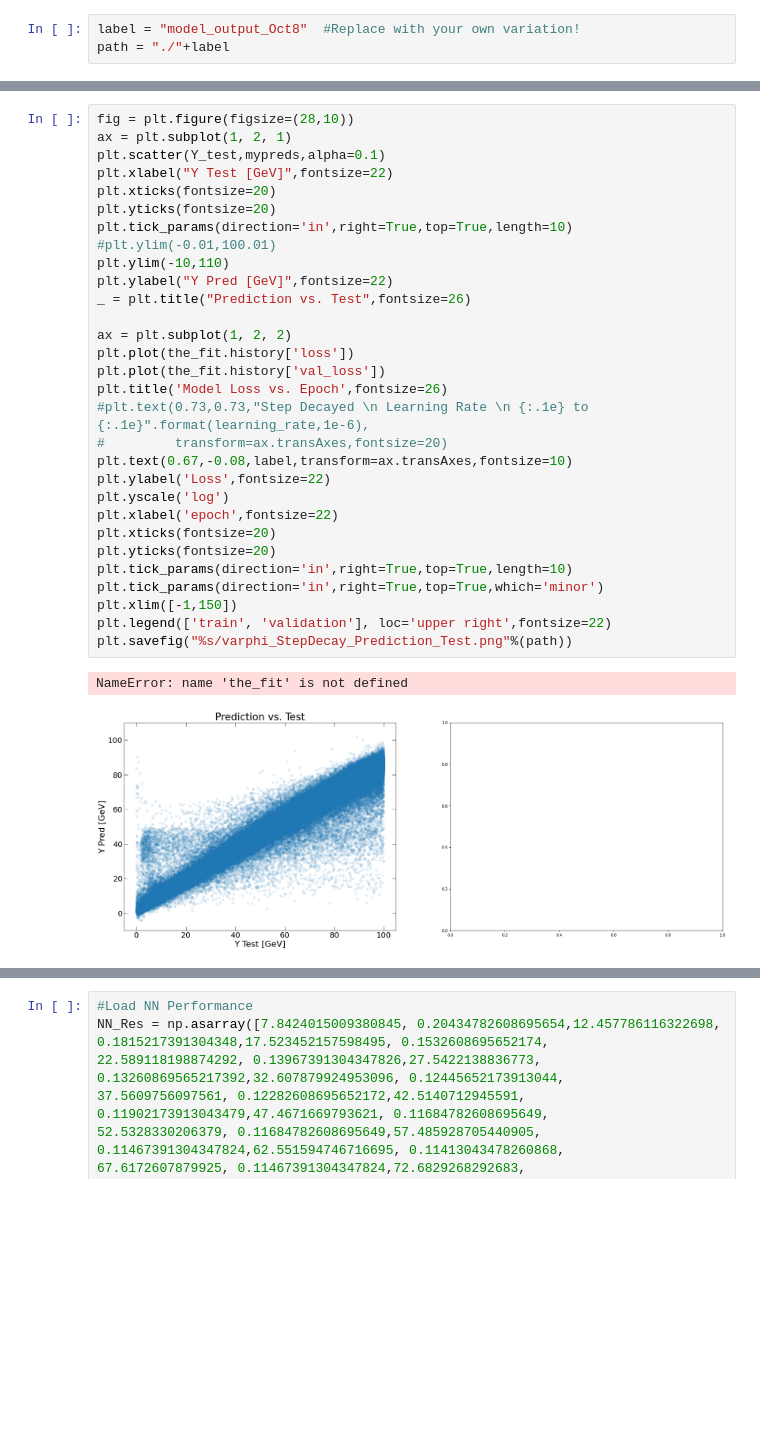
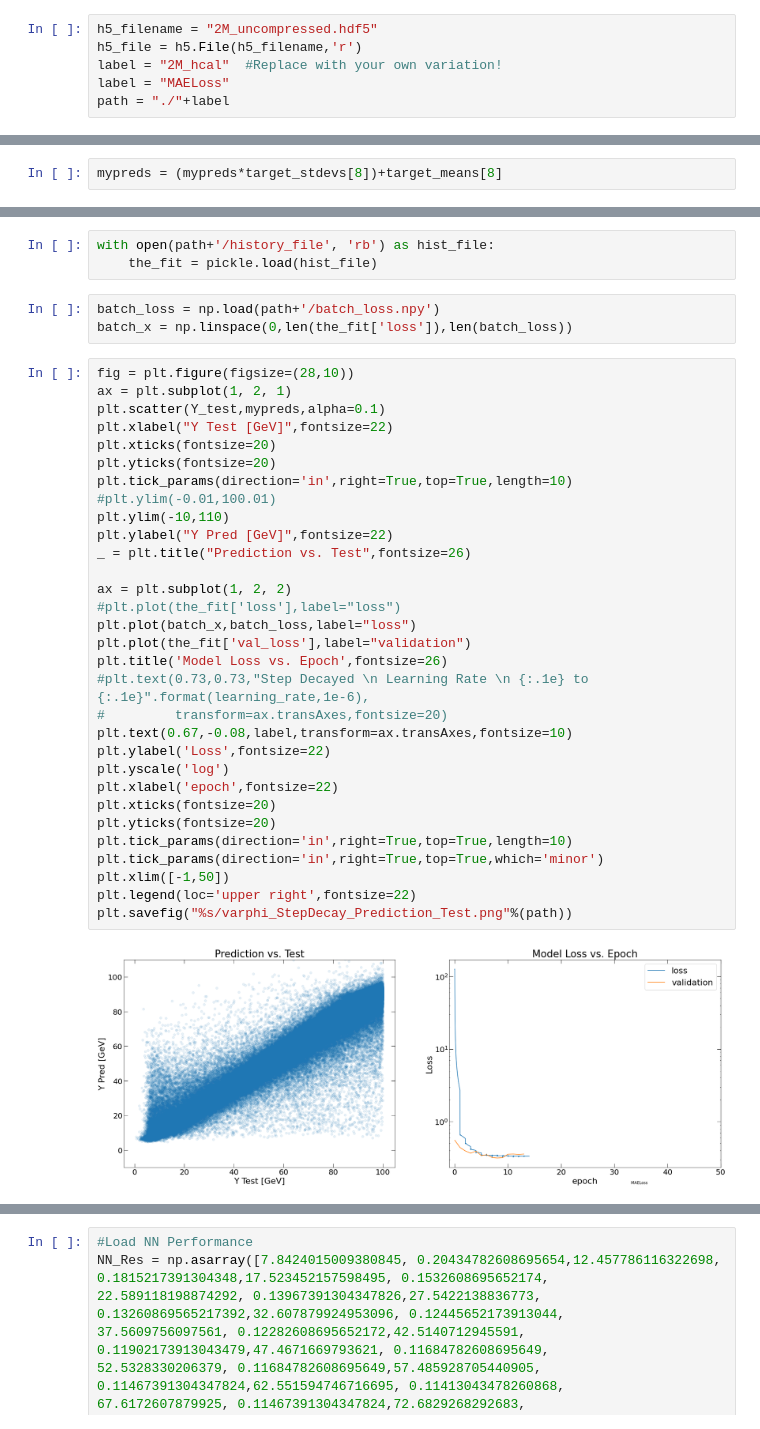
Before and after one commit to eiccodesign/regressiononly, a Jupyter notebook: Plot_Predictions.ipynb, the cells around one changed output, grey strips where cells are left out. Saved outputs shown, nothing was run; the diff lists cells and outputs as text; blank space fills up the shorter version.

```diff
--- a/Plot_Predictions.ipynb
+++ b/Plot_Predictions.ipynb
@@ -22,5 +20,8 @@ h5_file = h5.File(h5_filename,'r')
 # %%
-label = "model_output_Oct8"  #Replace with your own variation!
+h5_filename = "2M_uncompressed.hdf5"
+h5_file = h5.File(h5_filename,'r')
+label = "2M_hcal"  #Replace with your own variation!
+label = "MAELoss"
 path = "./"+label
 # %%
 print(path)
@@ -44,0 +44,2 @@ plt.hist(mypreds)
+# %%
+mypreds = (mypreds*target_stdevs[8])+target_means[8]
@@ -49,36 +60,42 @@ _ = plt.hist(Y_test,bins=np.linspace(0,100,100))
+# %%
+with open(path+'/history_file', 'rb') as hist_file:
+    the_fit = pickle.load(hist_file)
+# %%
+batch_loss = np.load(path+'/batch_loss.npy')
+batch_x = np.linspace(0,len(the_fit['loss']),len(batch_loss))
 # %%
 fig = plt.figure(figsize=(28,10))
 ax = plt.subplot(1, 2, 1)
 plt.scatter(Y_test,mypreds,alpha=0.1)
 plt.xlabel("Y Test [GeV]",fontsize=22)
 plt.xticks(fontsize=20)
 plt.yticks(fontsize=20)
 plt.tick_params(direction='in',right=True,top=True,length=10)
 #plt.ylim(-0.01,100.01)
 plt.ylim(-10,110)
 plt.ylabel("Y Pred [GeV]",fontsize=22)
 _ = plt.title("Prediction vs. Test",fontsize=26)
 
 ax = plt.subplot(1, 2, 2)
-plt.plot(the_fit.history['loss'])
-plt.plot(the_fit.history['val_loss'])
+#plt.plot(the_fit['loss'],label="loss")
+plt.plot(batch_x,batch_loss,label="loss")
+plt.plot(the_fit['val_loss'],label="validation")
 plt.title('Model Loss vs. Epoch',fontsize=26)
 #plt.text(0.73,0.73,"Step Decayed \n Learning Rate \n {:.1e} to {:.1e}".format(learning_rate,1e-6),
 #         transform=ax.transAxes,fontsize=20)
 plt.text(0.67,-0.08,label,transform=ax.transAxes,fontsize=10)
 plt.ylabel('Loss',fontsize=22)
 plt.yscale('log')
 plt.xlabel('epoch',fontsize=22)
 plt.xticks(fontsize=20)
 plt.yticks(fontsize=20)
 plt.tick_params(direction='in',right=True,top=True,length=10)
 plt.tick_params(direction='in',right=True,top=True,which='minor')
-plt.xlim([-1,150])
-plt.legend(['train', 'validation'], loc='upper right',fontsize=22)
+plt.xlim([-1,50])
+plt.legend(loc='upper right',fontsize=22)
 plt.savefig("%s/varphi_StepDecay_Prediction_Test.png"%(path))
 # %% [output]
-NameError: name 'the_fit' is not defined
-[figure, old version]
+[figure, new version]
 # %%
 from copy import copy
 from matplotlib.colors import LogNorm
```
Also changed, not shown: parts of 14 cells of this notebook, 2 other files.
